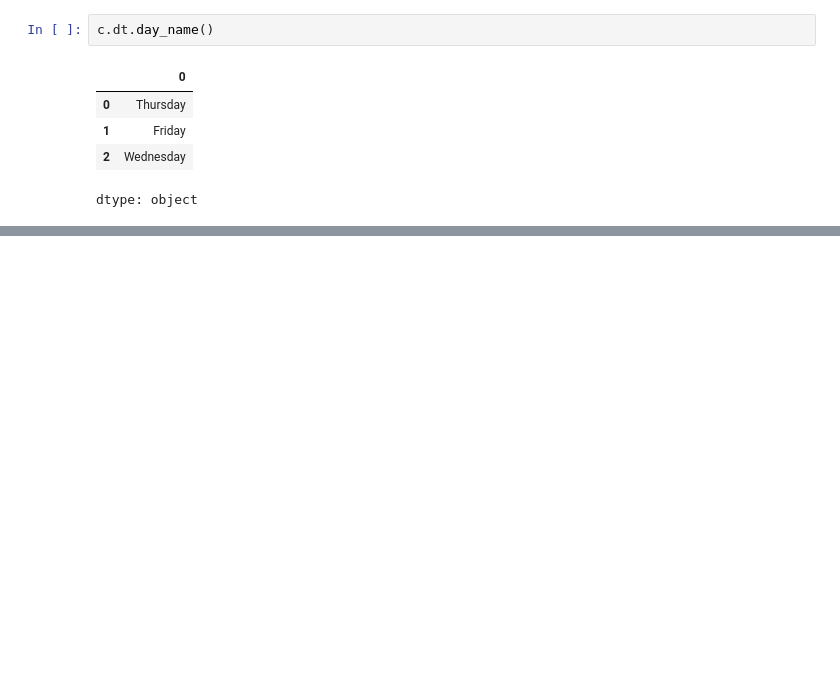
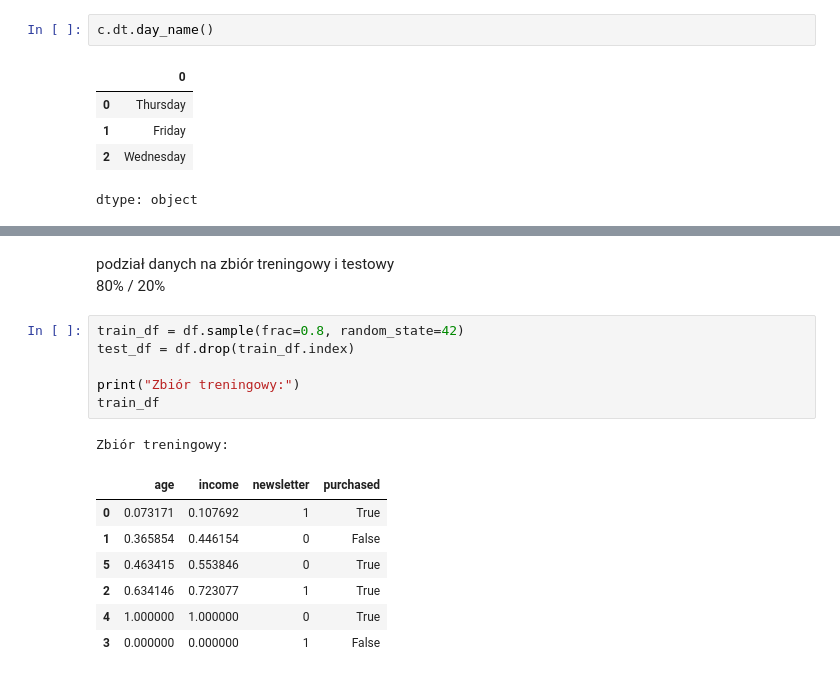
Before and after one commit to rajkonkret/PythonAnalizaDanych, a Jupyter notebook: zadanie_analiza.ipynb, the cells around one changed output, grey strips where cells are left out. Cells and saved outputs as stored; diff of their text form; blank space fills up the shorter version.

```diff
--- a/zadanie_analiza.ipynb
+++ b/zadanie_analiza.ipynb
@@ -382,0 +470,18 @@ dtype: object
+# %% [markdown]
+podział danych na zbiór treningowy i testowy\
+80% / 20%
+# %%
+train_df = df.sample(frac=0.8, random_state=42)
+test_df = df.drop(train_df.index)
+
+print("Zbiór treningowy:")
+train_df
+# %% [output]
+Zbiór treningowy:
+|  | age | income | newsletter | purchased |
+| 0 | 0.073171 | 0.107692 | 1 | True |
+| 1 | 0.365854 | 0.446154 | 0 | False |
+| 5 | 0.463415 | 0.553846 | 0 | True |
+| 2 | 0.634146 | 0.723077 | 1 | True |
+| 4 | 1.000000 | 1.000000 | 0 | True |
+| 3 | 0.000000 | 0.000000 | 1 | False |
```
Also changed, not shown: parts of 15 cells of this notebook.
